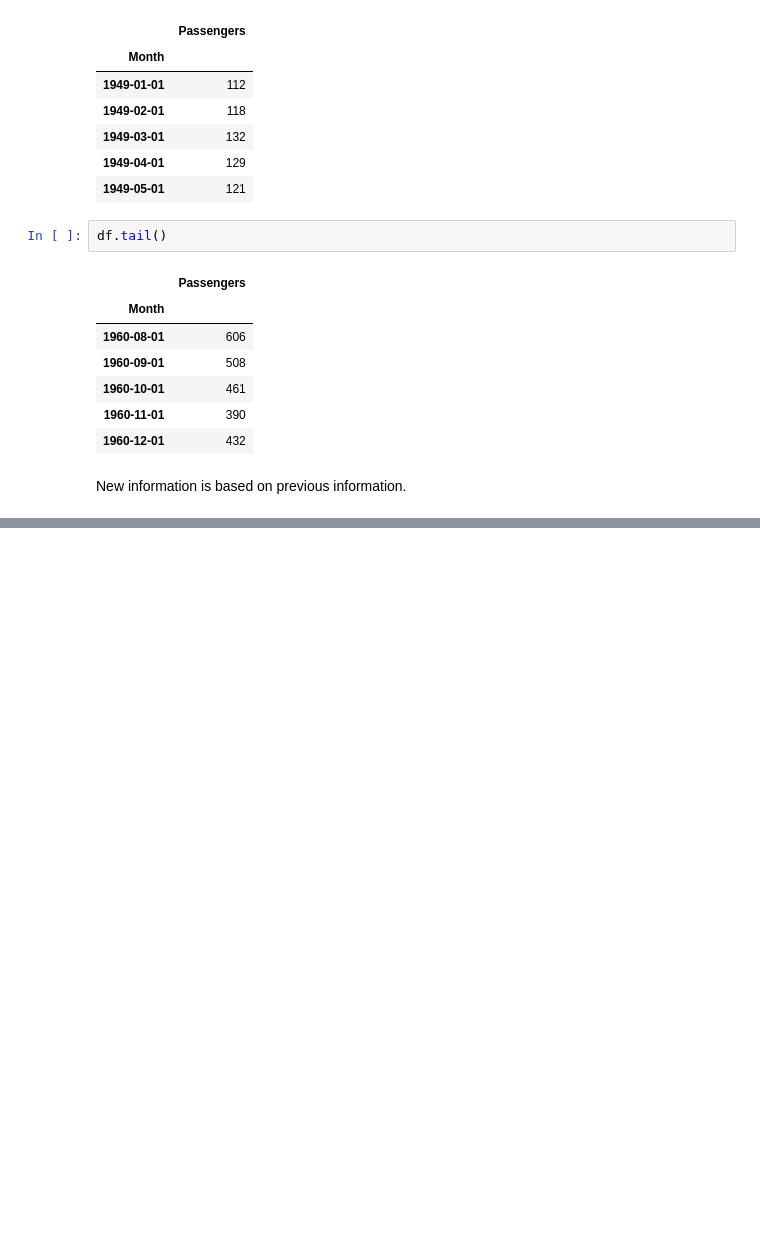
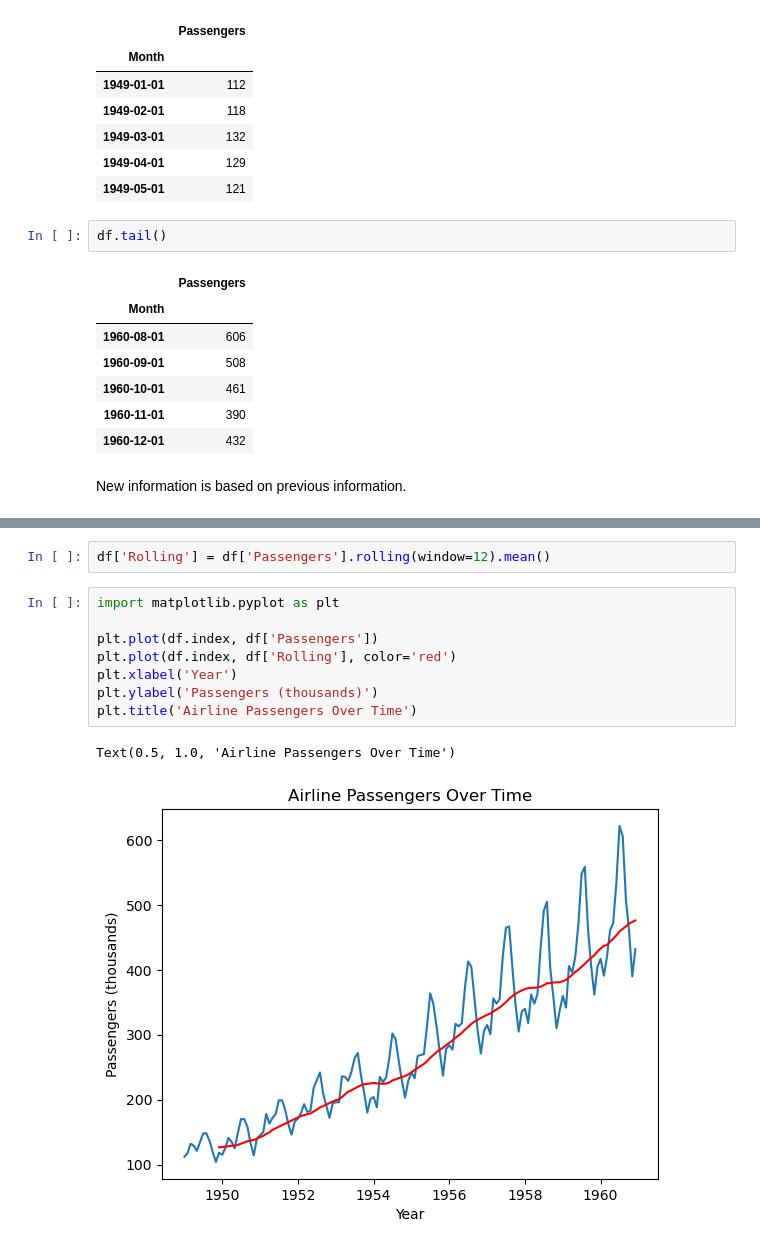
Before and after one commit to BrianFri/Time_Series, a Jupyter notebook: Time_Series.ipynb, the cells around one changed output, grey strips where cells are left out. Cells and saved outputs as stored; diff of their text form; blank space fills up the shorter version.

```diff
--- a/Time_Series.ipynb
+++ b/Time_Series.ipynb
@@ -30,0 +45,13 @@ New information is based on previous information.
+# %%
+df['Rolling'] = df['Passengers'].rolling(window=12).mean()
+# %%
+import matplotlib.pyplot as plt
+
+plt.plot(df.index, df['Passengers'])
+plt.plot(df.index, df['Rolling'], color='red')
+plt.xlabel('Year')
+plt.ylabel('Passengers (thousands)')
+plt.title('Airline Passengers Over Time')
+# %% [output]
+Text(0.5, 1.0, 'Airline Passengers Over Time')
+[figure, added]
```
Also changed, not shown: parts of 5 cells of this notebook.
